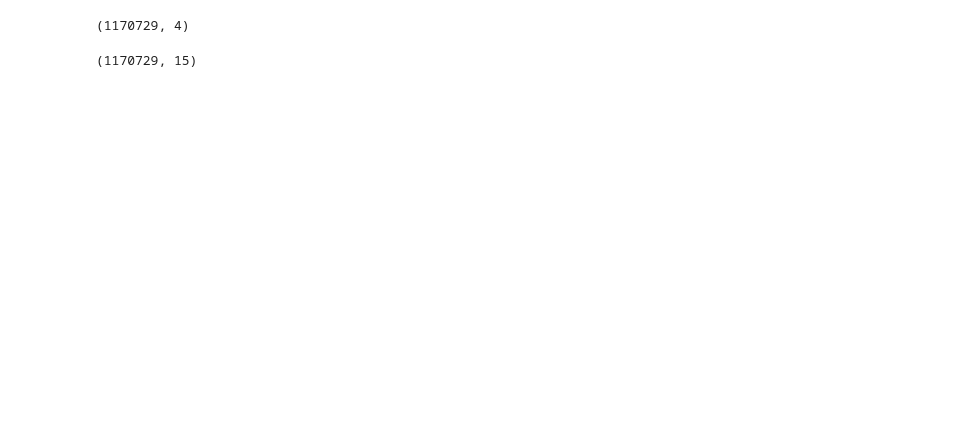
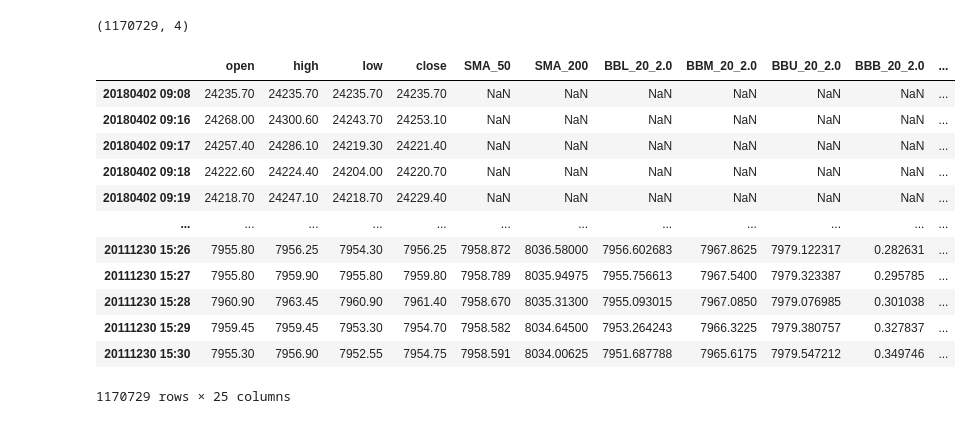
Before and after one commit to xooca/quant_game, a Jupyter notebook: ml_model_new.ipynb, the cells around one changed output. Drawn from its saved outputs; the diff is of its cells as text; code cells hidden in the pictures; blank space fills up the shorter version.

```diff
--- a/ml_model_new.ipynb
+++ b/ml_model_new.ipynb
@@ -38,4 +42,16 @@ base_df.ta.strategy()
 # %%
-base_df.shape
+base_df
 # %% [output]
+|  | open | high | low | close | SMA_50 | SMA_200 | BBL_20_2.0 | BBM_20_2.0 | BBU_20_2.0 | BBB_20_2.0 | ... |
+| 20180402 09:08 | 24235.70 | 24235.70 | 24235.70 | 24235.70 | NaN | NaN | NaN | NaN | NaN | NaN | ... |
+| 20180402 09:16 | 24268.00 | 24300.60 | 24243.70 | 24253.10 | NaN | NaN | NaN | NaN | NaN | NaN | ... |
+| 20180402 09:17 | 24257.40 | 24286.10 | 24219.30 | 24221.40 | NaN | NaN | NaN | NaN | NaN | NaN | ... |
+| 20180402 09:18 | 24222.60 | 24224.40 | 24204.00 | 24220.70 | NaN | NaN | NaN | NaN | NaN | NaN | ... |
+| 20180402 09:19 | 24218.70 | 24247.10 | 24218.70 | 24229.40 | NaN | NaN | NaN | NaN | NaN | NaN | ... |
+| ... | ... | ... | ... | ... | ... | ... | ... | ... | ... | ... | ... |
+| 20111230 15:26 | 7955.80 | 7956.25 | 7954.30 | 7956.25 | 7958.872 | 8036.58000 | 7956.602683 | 7967.8625 | 7979.122317 | 0.282631 | ... |
+| 20111230 15:27 | 7955.80 | 7959.90 | 7955.80 | 7959.80 | 7958.789 | 8035.94975 | 7955.756613 | 7967.5400 | 7979.323387 | 0.295785 | ... |
+| 20111230 15:28 | 7960.90 | 7963.45 | 7960.90 | 7961.40 | 7958.670 | 8035.31300 | 7955.093015 | 7967.0850 | 7979.076985 | 0.301038 | ... |
+| 20111230 15:29 | 7959.45 | 7959.45 | 7953.30 | 7954.70 | 7958.582 | 8034.64500 | 7953.264243 | 7966.3225 | 7979.380757 | 0.327837 | ... |
+| 20111230 15:30 | 7955.30 | 7956.90 | 7952.55 | 7954.75 | 7958.591 | 8034.00625 | 7951.687788 | 7965.6175 | 7979.547212 | 0.349746 | ... |
-(1170729, 15)
+1170729 rows × 25 columns
```
Also changed, not shown: parts of 18 cells of this notebook, 3 other files.
